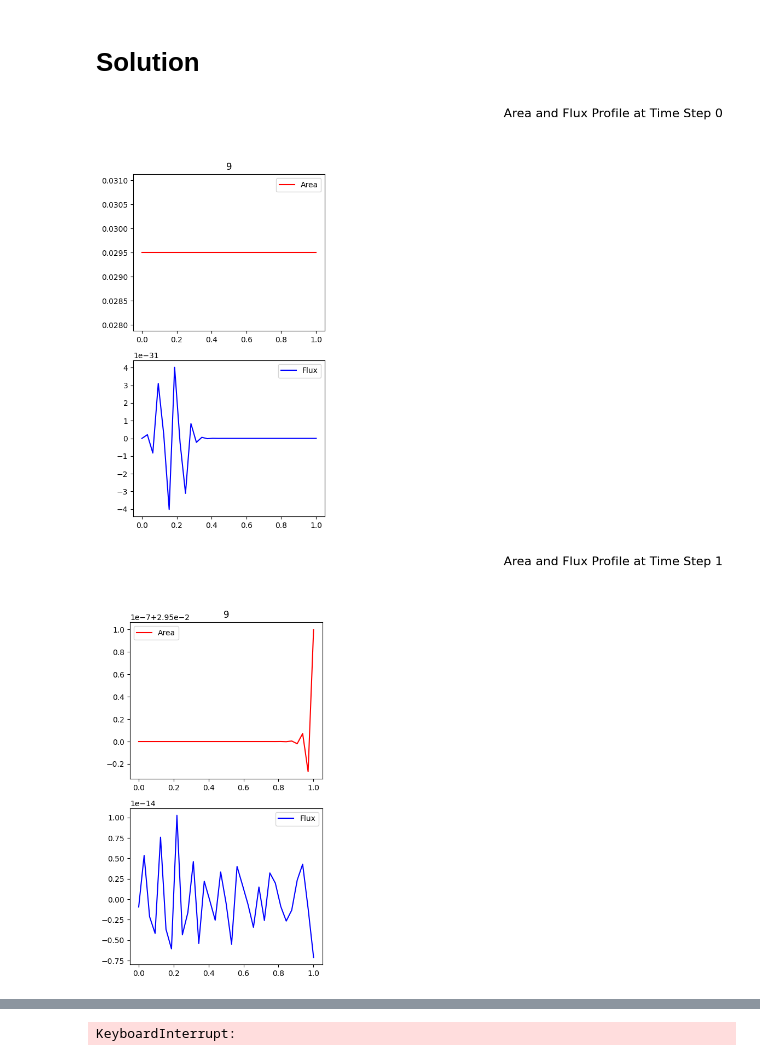
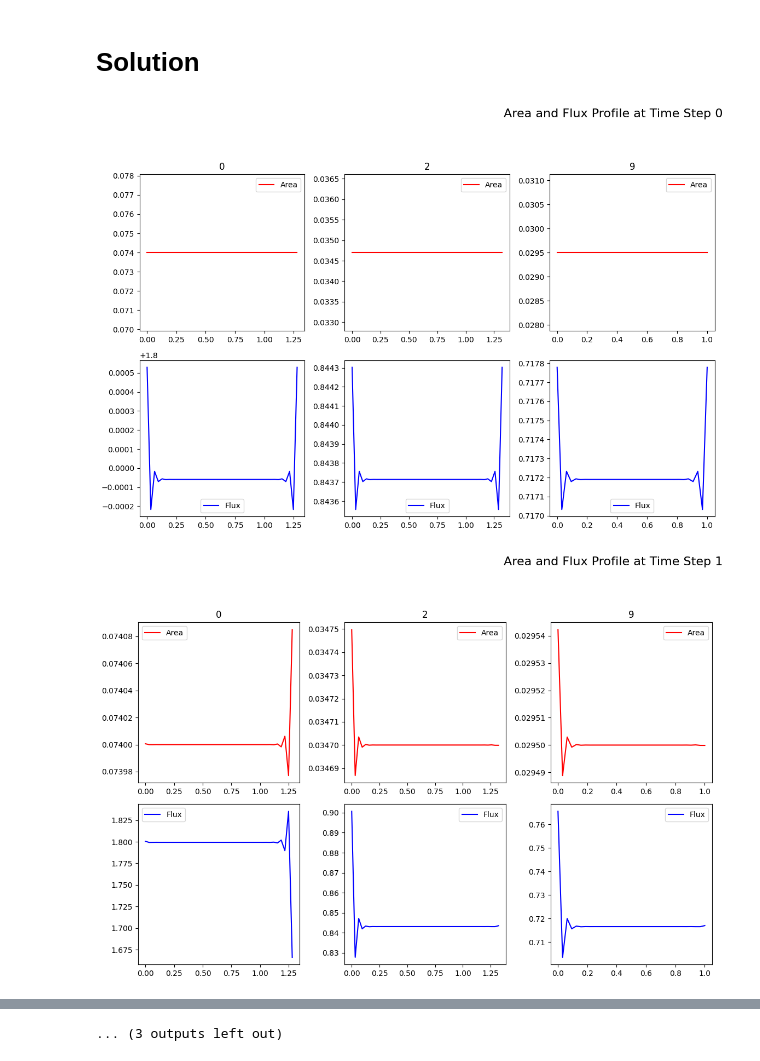
Before and after one commit to Riky2014/Tesi, a Jupyter notebook: 1d_hemo_solver_branch_network.ipynb, the cells around one changed output, grey strips where cells are left out. Cells and saved outputs as stored; diff of their text form; code cells hidden in the pictures.

Commit message:
Added check on the dictionaries and Flux initial condition

```diff
--- a/1d_hemo_solver_branch_network.ipynb
+++ b/1d_hemo_solver_branch_network.ipynb
@@ -383,7 +479,7 @@ def inlet_bc_q(A, q, A0, beta, u_der, V_der, x):
   return q_inlet
 
 def inlet_bc_A(A, q, A0, beta, u_der, V_der, x):
-  A_inlet = (np.dot(l2(A(x), q(x), A0, beta), CC(A(x), q(x), A0, beta, u_der, V_der, x)) - l2(A(x), q(x), A0, beta)[0] * U(A(x), q(x))[1] ) / l2(A(x), q(x), A0, beta)[0]
+  A_inlet = (np.dot(l2(A(x), q(x), A0, beta), CC(A(x), q(x), A0, beta, u_der, V_der, x)) - l2(A(x), q(x), A0, beta)[1] * U(A(x), q(x))[1] ) / l2(A(x), q(x), A0, beta)[0]
 
   return A_inlet
 
@@ -496,10 +580,7 @@ def C_q_out(A, q, A0, alpha, gamma):
 def b_out(A, q, A0, alpha, beta, gamma):
   return beta / rho * (A - 2 * sqrt(A * A0)) / (2 * A0 * sqrt(A)) + 0.5 * (q / A) ** 2 * (1 + 2 * gamma * sqrt(2 * (1 - cos(alpha))) * np.sign(q))
 # %%
-def compute_branch_value(data, connected_data1, connected_data2, bifurcation, toll=1e-5, positions=None):
-    # Default positions if not provided
-    if positions is None:
-        positions = ['right', 'left', 'left']
+def compute_branch_value(data, connected_data1, connected_data2, bifurcation, positions, toll=1e-5):
 
     # Define positions
     x1 = data['L'] if positions[0] == 'right' else 0
@@ -586,7 +667,7 @@ def compute_branch_value(data, connected_data1, connected_data2, bifurcation, to
     res_2, res_3 = check_non_linear_system(
         A_branch_1, A_branch_2, A_branch_3,
         q_branch_1, q_branch_2, q_branch_3,
-        data, connected_data1, connected_data2
+        data, connected_data1, connected_data2, bifurcation
     )
 
     return A_branch_1, A_branch_2, A_branch_3, q_branch_1, q_branch_2, q_branch_3, err, iter
@@ -623,7 +704,7 @@ def handle_branching_points(bifurcations, branches, branch_boundary_conditions):
             positions = bif_data['positions']
 
             A_branch_1, A_branch_2, A_branch_3, q_branch_1, q_branch_2, q_branch_3, err, iter = compute_branch_value(
-                main_data, connected_data1, connected_data2, bif_data, toll=1e-5, positions=positions
+                main_data, connected_data1, connected_data2, bif_data, positions, toll=1e-5
             )
 
             # Update boundary conditions for the main branch
@@ -762,21 +844,3 @@ def plot_branches_combined(branches, n, num_cols=5):
     plt.show()
 # %% [markdown]
 # Solution
-# %%
-# Initialize branches with initial conditions
-initialize_branches(branches)
-
-# Initialize boundary conditions
-branch_boundary_conditions = {}
-
-for branch_name, branch_data in branches.items():
-    branch_boundary_conditions[branch_name] = {
-        'left': {
-            'A_left': branch_data['A0'],
-            'q_left': 0
-        },
-        'right': {
-            'A_right': branch_data['A0'],
-            'q_right': 0
-        }
-    }
@@ -783,24 +849,24 @@ for branch_name, branch_data in branches.items():
 # %%
 # Time stepping
 t = 0
 
 for n in tqdm(range(N_T + 1)):
     # Solve the problem for each branch
     solve_local_branches(branches, branch_boundary_conditions)
 
     # Update time step
     t += dt
 
     # Update boundary conditions for inlets and outlets
     update_inlet_outlet_bcs(branches, t)
 
     # Handle branching points
-    handle_branching_points(branches)
+    handle_branching_points(bifurcations, branches, branch_boundary_conditions)
 
     if n % 1 == 0:
       plot_branches_combined(branches, n)
 
 plot_branches_combined(branches, n)
 # %% [output]
-[figure, old version]
+[figure, new version]
-[figure, old version]
+[figure, new version]
@@ -817,4 +883,4 @@ plot_branches_combined(branches, n)
-KeyboardInterrupt:
+... (3 outputs left out)
 # %%
 branch_boundary_conditions
 # %% [output]
```
Also changed, not shown: parts of 17 cells of this notebook.
